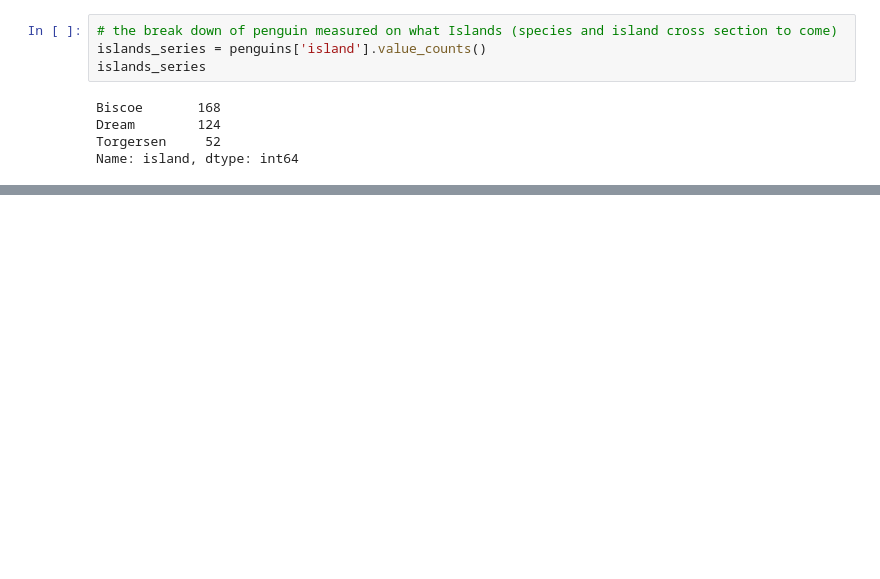
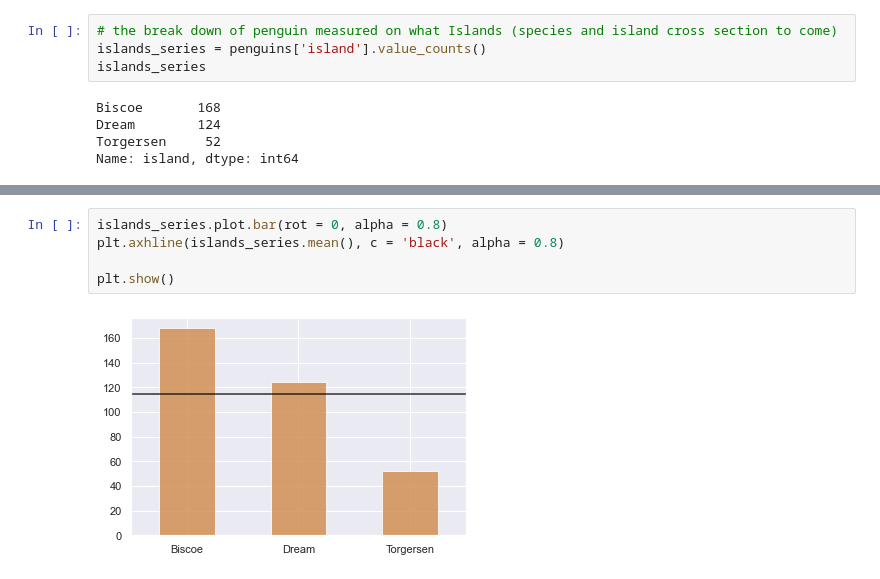
Before and after one commit to HeatherOrtegaMcMillan/numpy-pandas-visualization-exercises, a Jupyter notebook: extra_seaborn_practice.ipynb, the cells around one changed output, grey strips where cells are left out. Drawn from its saved outputs; the diff is of its cells as text; blank space fills up the shorter version.

```diff
--- a/extra_seaborn_practice.ipynb
+++ b/extra_seaborn_practice.ipynb
@@ -137 +148,8 @@ Name: island, dtype: int64
+# %%
+islands_series.plot.bar(rot = 0, alpha = 0.8)
+plt.axhline(islands_series.mean(), c = 'black', alpha = 0.8)
+
+plt.show()
+# %% [output]
+[figure, added]
 # %%
```
Also changed, not shown: parts of 9 cells of this notebook.
